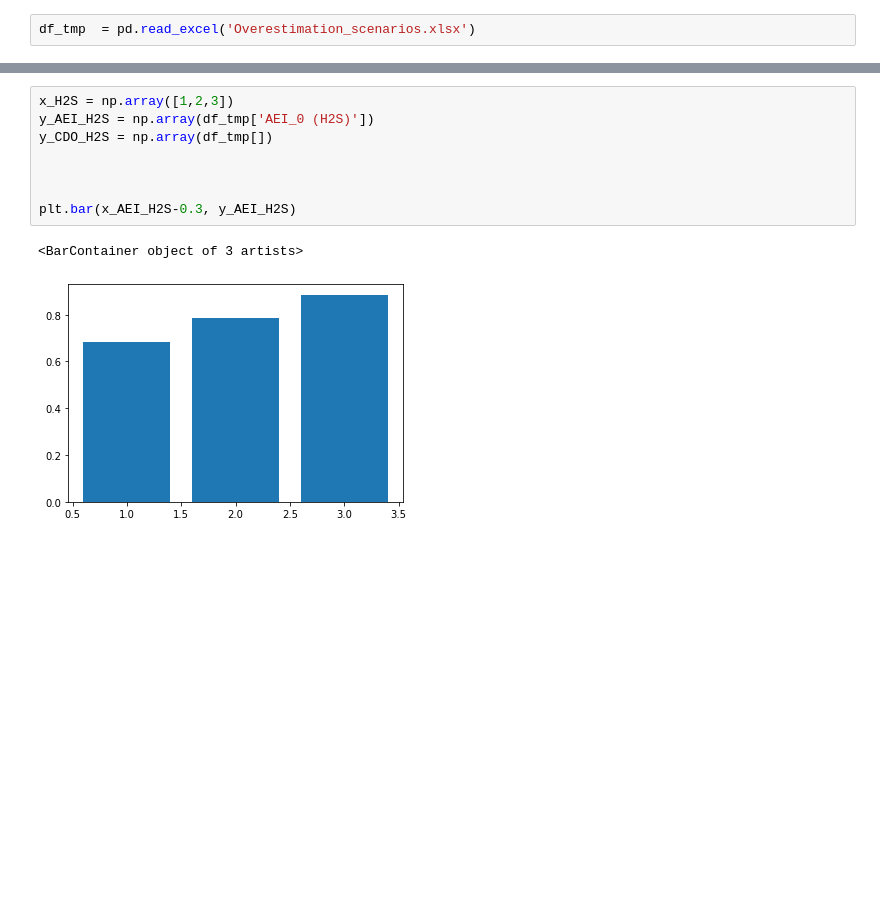
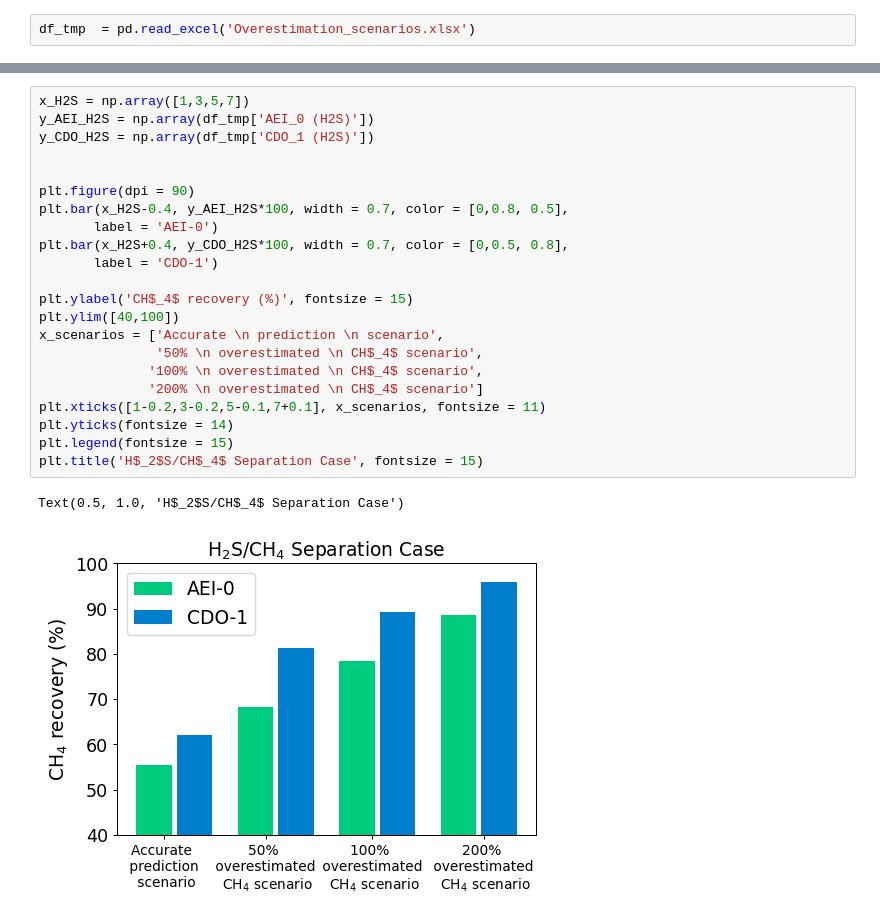
Before and after one commit to sebyga/Zeo-CO2-H2S, a Jupyter notebook: OVerestimation Bar Graphs.ipynb, the cells around one changed output, grey strips where cells are left out. Cells and saved outputs as stored; diff of their text form; blank space fills up the shorter version.

Commit message:
Bar graph is added!

```diff
--- a/OVerestimation Bar Graphs.ipynb
+++ b/OVerestimation Bar Graphs.ipynb
@@ -18,11 +19,25 @@ array([0.68237642, 0.78463482, 0.88535878])
-# %%
-x_H2S = np.array([1,2,3])
-y_AEI_H2S = np.array(df_tmp['AEI_0 (H2S)'])
-y_CDO_H2S = np.array(df_tmp[])
-
-
-
-plt.bar(x_AEI_H2S-0.3, y_AEI_H2S)
-# %% [output]
-<BarContainer object of 3 artists>
-[figure, removed]
+# %%
+x_H2S = np.array([1,3,5,7])
+y_AEI_H2S = np.array(df_tmp['AEI_0 (H2S)'])
+y_CDO_H2S = np.array(df_tmp['CDO_1 (H2S)'])
+
+
+plt.figure(dpi = 90)
+plt.bar(x_H2S-0.4, y_AEI_H2S*100, width = 0.7, color = [0,0.8, 0.5],
+       label = 'AEI-0')
+plt.bar(x_H2S+0.4, y_CDO_H2S*100, width = 0.7, color = [0,0.5, 0.8],
+       label = 'CDO-1')
+
+plt.ylabel('CH$_4$ recovery (%)', fontsize = 15)
+plt.ylim([40,100])
+x_scenarios = ['Accurate \n prediction \n scenario',
+               '50% \n overestimated \n CH$_4$ scenario',
+              '100% \n overestimated \n CH$_4$ scenario',
+              '200% \n overestimated \n CH$_4$ scenario']
+plt.xticks([1-0.2,3-0.2,5-0.1,7+0.1], x_scenarios, fontsize = 11)
+plt.yticks(fontsize = 14)
+plt.legend(fontsize = 15)
+plt.title('H$_2$S/CH$_4$ Separation Case', fontsize = 15)
+# %% [output]
+Text(0.5, 1.0, 'H$_2$S/CH$_4$ Separation Case')
+[figure, added]
```
Also changed, not shown: parts of 3 cells of this notebook, 3 other files.
